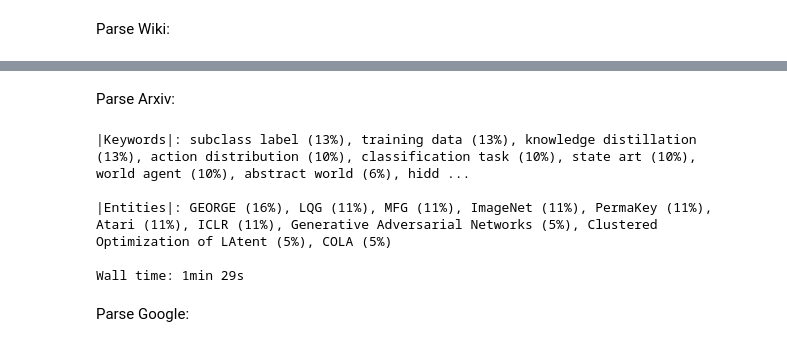
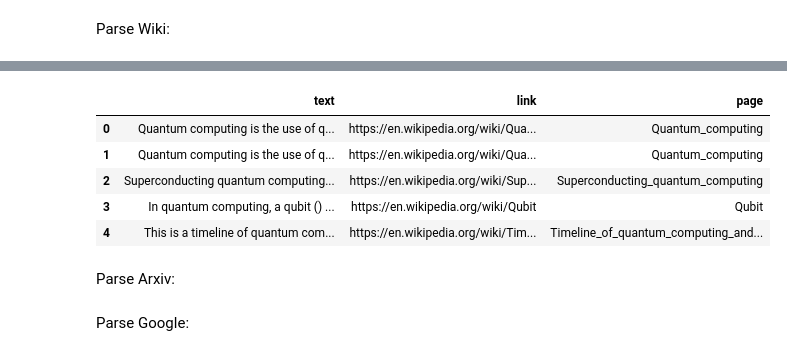
Before and after one commit to SergeyKamenshchikov/Sksummy, a Jupyter notebook: metasearch.ipynb, the cells around one changed output, grey strips where cells are left out. Saved outputs shown, nothing was run; the diff lists cells and outputs as text; code cells hidden in the pictures.

```diff
--- a/metasearch.ipynb
+++ b/metasearch.ipynb
@@ -97,0 +114,13 @@ nlp.max_length = 50000000
+# %%
+UPLOAD_FOLDER = 'docs/'
+
+sent_number = 50 # total sentences
+threshold = 0.8 #extension boundary
+
+months_delta = 12 #actual dates
+
+page_number = 10 # page volume
+keys_number = 10 #number of tags
+
+max_length = 60 #number of tokens
+title_num = 5 #number of titles
@@ -98 +129,9 @@ nlp.max_length = 50000000
+# %%
+compress = True
+paraphrase = False
+
+wiki_sum = True
+gogle_sum = True
+arxiv_sum = True
+patent_sum = True
 # %% [markdown]
@@ -698,5 +871,0 @@ Update query:
-# %%
-D1 = (dt.now() - relativedelta(months=delta_months)).strftime('%Y-%m-%d')
-D2 = dt.now().strftime('%Y-%m-%d')
-
-red_query = (query + " before:" + str(D2) + " after:" + str(D1))
@@ -751,3 +942,12 @@ Wall time: 38.9 s
+# %%
+df_wiki.head()
+# %% [output]
+|  | text | link | page |
+| 0 | Quantum computing is the use of q... | https://en.wikipedia.org/wiki/Qua... | Quantum_computing |
+| 1 | Quantum computing is the use of q... | https://en.wikipedia.org/wiki/Qua... | Quantum_computing |
+| 2 | Superconducting quantum computing... | https://en.wikipedia.org/wiki/Sup... | Superconducting_quantum_computing |
+| 3 | In quantum computing, a qubit () ... | https://en.wikipedia.org/wiki/Qubit | Qubit |
+| 4 | This is a timeline of quantum com... | https://en.wikipedia.org/wiki/Tim... | Timeline_of_quantum_computing_and... |
 # %% [markdown]
 Parse Arxiv:
 # %%
@@ -758,27 +958,35 @@ arxivkeys = ''
 
 df_arxiv = pd.DataFrame()
 
-try:
-    arxiv_data = parse_arxiv(query, delta_months)
-    arxivtext = arxiv_data[0]
+if arxiv_sum == True:
 
-    arxiv_entities = get_entities(arxivtext, keys_number)
-    arxivkeys = graph_keys(arxivtext, keys_number)
+    try:
+        df_arxiv = parse_arxiv(query, months_delta)[2]
+        df_arxiv.replace('', np.nan, inplace=True)
+        df_arxiv.dropna(inplace=True)
 
-    print('|Keywords|:', arxivkeys, '\n')
-    print('|Entities|:', arxiv_entities, '\n')
+        arxivtext = ''.join(list(df_arxiv['text']))
 
-    df_arxiv = arxiv_data[2]
-except:
-    print('No data')
+        if compress == True:
+            arxivtext = coref_res(filter_triplet(arxivtext))
+
+        arxiv_entities = get_entities(arxivtext, keys_number)
+        arxiv_titles = '; '.join(list(df_arxiv['page'])[:title_num]).replace('\n','')
+        arxivkeys = ', '.join([i for i in yake_keys(arxivtext, keys_number).split(', ') if len(i.split()) > 1][:keys_number])
+
+        random_num = randint(1, len(df_arxiv))
+
+        print('|Keywords|:', arxivkeys, '\n')
+        print('|Titles|:', arxiv_titles, '\n')
+        print('|Entities|:', arxiv_entities, '\n')
+
+        print(df_arxiv['page'][random_num-1]+'\n')
+        print(df_arxiv['text'][random_num-1][:1000]+'...'+'\n')
+
+    except:
+        print('No data')
 
 winsound.Beep(2500, 1000)
-# %% [output]
-|Keywords|: subclass label (13%), training data (13%), knowledge distillation (13%), action distribution (10%), classification task (10%), state art (10%), world agent (10%), abstract world (6%), hidd ...
-
-|Entities|: GEORGE (16%), LQG (11%), MFG (11%), ImageNet (11%), PermaKey (11%), Atari (11%), ICLR (11%), Generative Adversarial Networks (5%), Clustered Optimization of LAtent (5%), COLA (5%)
-
-Wall time: 1min 29s
 # %% [markdown]
 Parse Google:
 # %%
```
Also changed, not shown: parts of 47 cells of this notebook.
